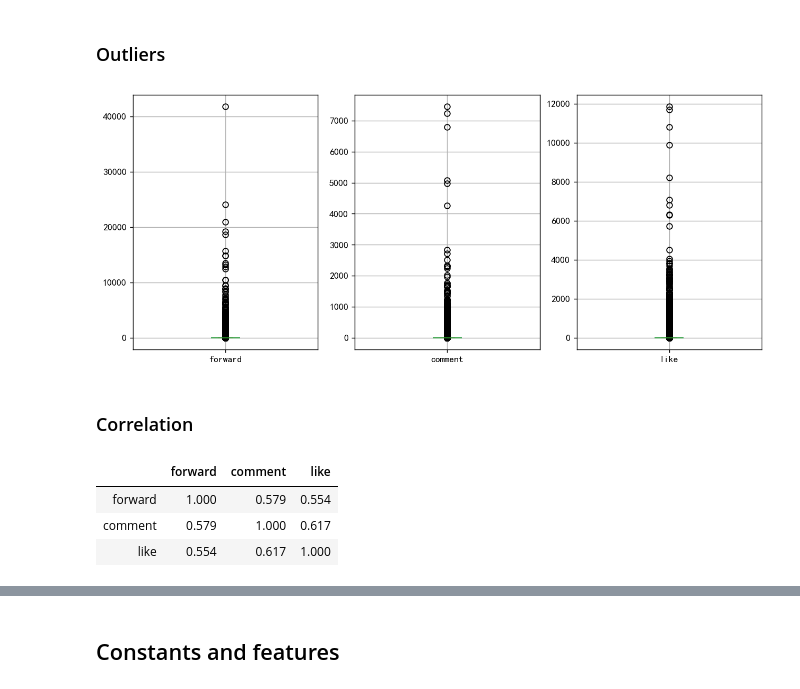
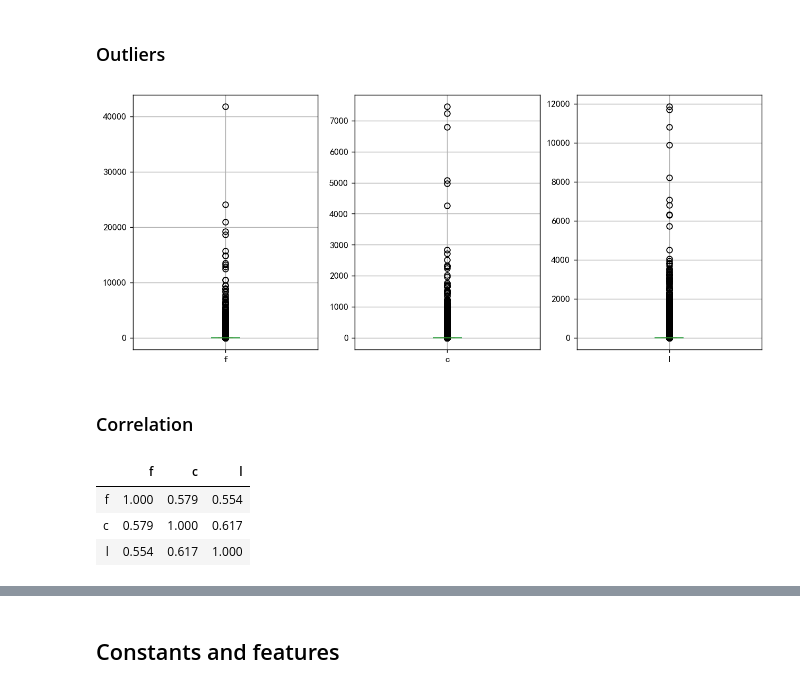
Before and after one commit to reycn/PHBS_BIGDATA_2019, a Jupyter notebook: Project/analyze.ipynb, the cells around one changed output, grey strips where cells are left out. Drawn from its saved outputs; the diff is of its cells as text; code cells hidden in the pictures.

```diff
--- a/Project/analyze.ipynb
+++ b/Project/analyze.ipynb
@@ -15,7 +16,7 @@ df2 = pd.read_table('./data/weibo_predict_data.txt', header=None, sep='\t')   #
 # %% [markdown]
 ### Structure
 # %%
-df.columns = ['uid', 'mid', 'time', 'forward', 'comment', 'like', 'content']
+df.columns = ['uid', 'mid', 'time', 'f', 'c', 'l', 'content']
 df2.columns = ['uid', 'mid', 'time', 'content']
 df.head()
 # %% [output]
@@ -92,24 +93,24 @@ user_counts[:200].plot()# top 200
 # %%
 
 outlier = plt.figure(figsize=(12,5), dpi=128)
 
 for i in range(1,4):
     outlier.add_subplot(1, 3, i)
-    df[[['forward', 'comment', 'like'][i-1]]].boxplot()
+    df[[['f', 'c', 'l'][i-1]]].boxplot()
 # %% [output]
-[figure, old version]
+[figure, new version]
 # %% [markdown]
 ### Correlation
 # %%
 import numpy as np
-corr = df[['forward', 'comment', 'like']].corr()
+corr = df[['f', 'c', 'l']].corr()
 high_corr = corr[np.abs(corr) > 0.5].fillna(0)
 high_corr[np.abs(corr) > 0.5].fillna(0).round(3)
 # %% [output]
-|  | forward | comment | like |
-| forward | 1.000 | 0.579 | 0.554 |
-| comment | 0.579 | 1.000 | 0.617 |
-| like | 0.554 | 0.617 | 1.000 |
+|  | f | c | l |
+| f | 1.000 | 0.579 | 0.554 |
+| c | 0.579 | 1.000 | 0.617 |
+| l | 0.554 | 0.617 | 1.000 |
 # %%
 plt.figure(dpi=128)
 ax = sns.heatmap(
```
Also changed, not shown: parts of 25 cells of this notebook, 3 other files.
